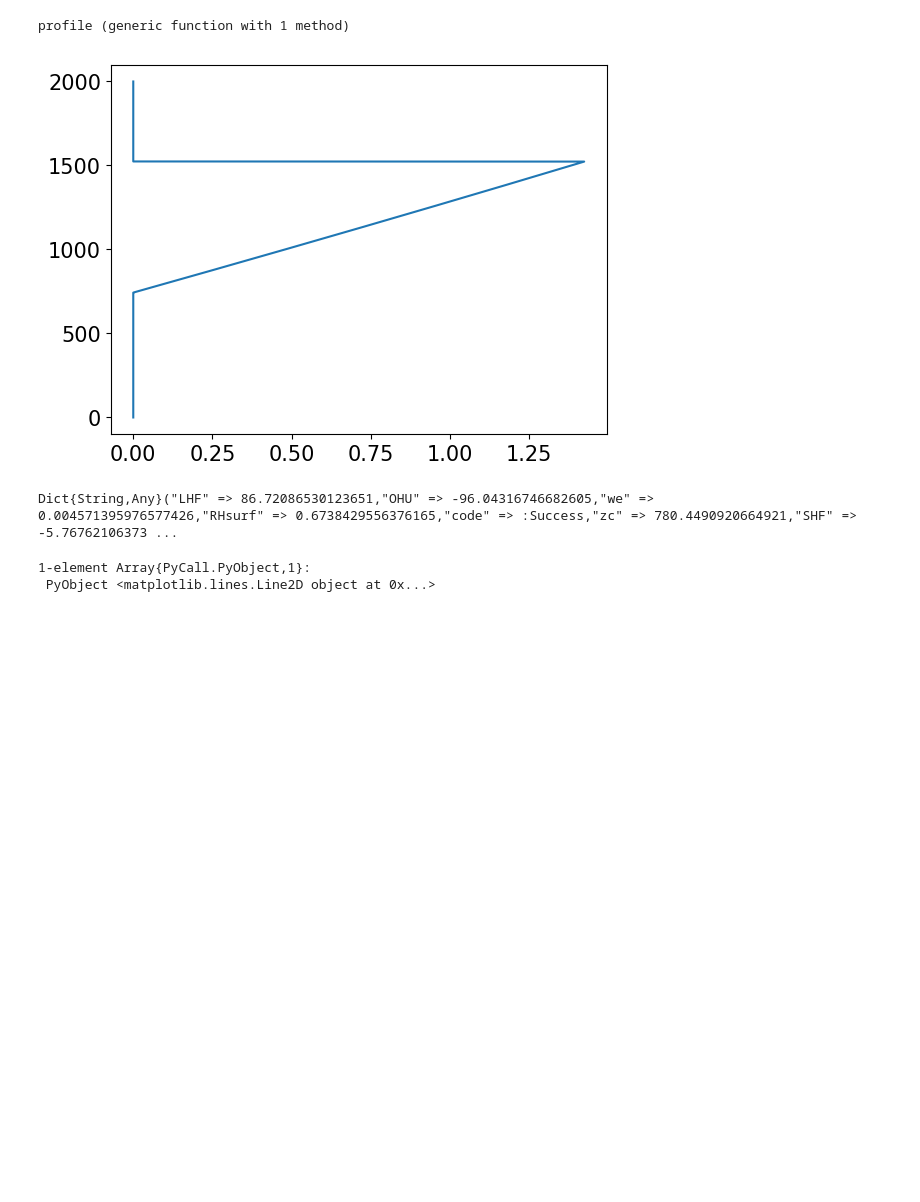
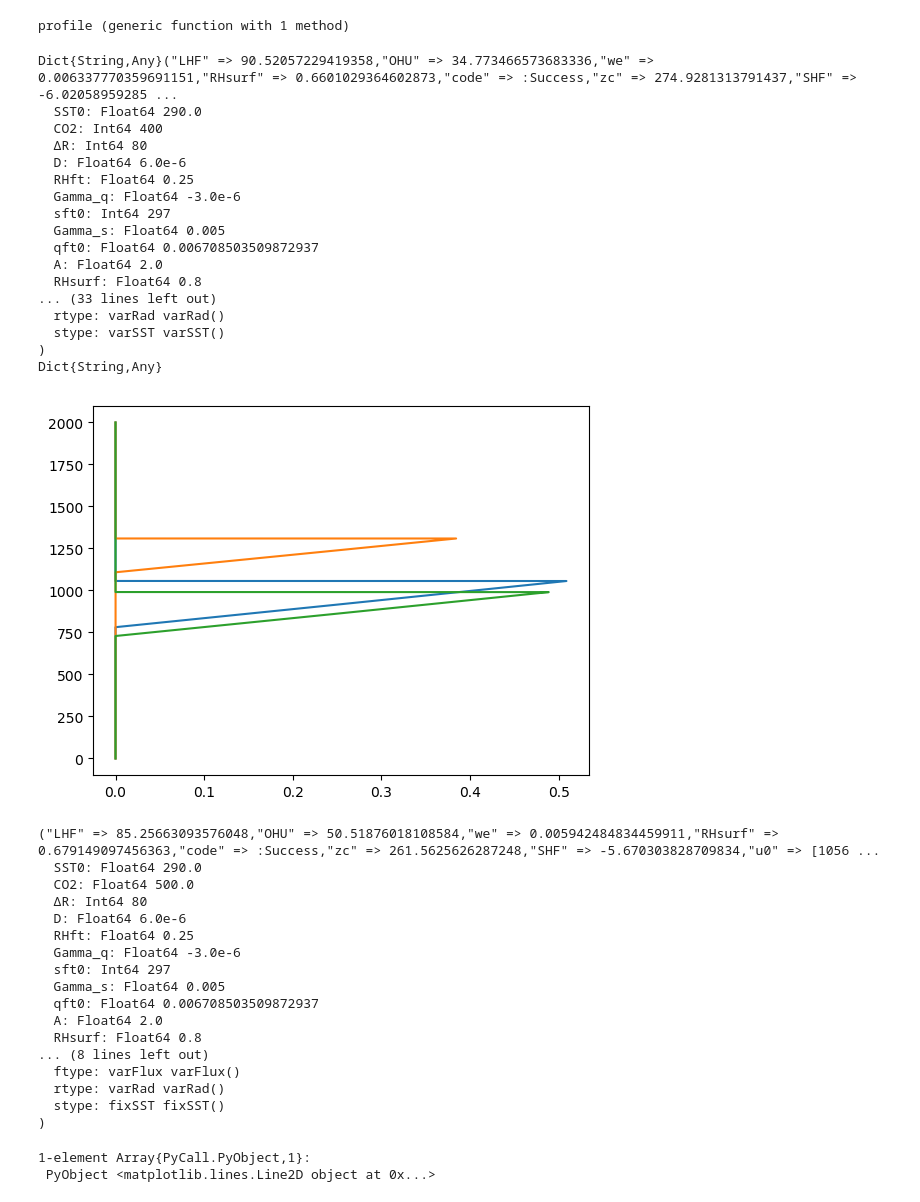
Before and after one commit to claresinger/MixedLayerModel.jl, a Jupyter notebook: plotting/co2_profiles.ipynb, the cells around one changed output. Drawn from its saved outputs; the diff is of its cells as text; code cells hidden in the pictures; blank space fills up the shorter version.

```diff
--- a/plotting/co2_profiles.ipynb
+++ b/plotting/co2_profiles.ipynb
@@ -23,21 +23,71 @@ function profile(u, maxz)
 end
 # %% [output]
 profile (generic function with 1 method)
-# %%
-o = load("../experiments/output/co2_400.jld2")
-u = o["uf"];
-println(o)
-maxz = 2000;
-p = basic_params();
-
-z, θ, ql = profile(u, maxz);
-
-plot(ql, z)
-# %% [output]
-[figure, removed]
-Dict{String,Any}("LHF" => 86.72086530123651,"OHU" => -96.04316746682605,"we" => 0.004571395976577426,"RHsurf" => 0.6738429556376165,"code" => :Success,"zc" => 780.4490920664921,"SHF" => -5.76762106373 ...
-1-element Array{PyCall.PyObject,1}:
- PyObject <matplotlib.lines.Line2D object at 0x...>
+# %%
+#path = "../experiments/output/new_CO2_forcing_enBal/"
+path = "../experiments/output/"
+
+o = load(path*"co2_400.jld2")
+u = o["uf"];
+println(o)
+maxz = 2000;
+p = o["p"];
+z, θ, ql = profile(u, maxz);
+plot(ql, z)
+
+o = load(path*"co2_upstep_500.jld2")
+u = o["uf"];
+println(o)
+maxz = 2000;
+p = o["p"];
+z, θ, ql = profile(u, maxz);
+plot(ql, z)
+
+o = load(path*"co2_upstep_fixSST_500.jld2")
+u = o["uf"];
+println(o)
+maxz = 2000;
+p = o["p"];
+z, θ, ql = profile(u, maxz);
+plot(ql, z)
+# %% [output]
+Dict{String,Any}("LHF" => 90.52057229419358,"OHU" => 34.773466573683336,"we" => 0.006337770359691151,"RHsurf" => 0.6601029364602873,"code" => :Success,"zc" => 274.9281313791437,"SHF" => -6.02058959285 ...
+  SST0: Float64 290.0
+  CO2: Int64 400
+  ΔR: Int64 80
+  D: Float64 6.0e-6
+  RHft: Float64 0.25
+  Gamma_q: Float64 -3.0e-6
+  sft0: Int64 297
+  Gamma_s: Float64 0.005
+  qft0: Float64 0.006708503509872937
+  A: Float64 2.0
+  RHsurf: Float64 0.8
+... (33 lines left out)
+  rtype: varRad varRad()
+  stype: varSST varSST()
+)
+Dict{String,Any}
+[figure, added]
+("LHF" => 85.25663093576048,"OHU" => 50.51876018108584,"we" => 0.005942484834459911,"RHsurf" => 0.679149097456363,"code" => :Success,"zc" => 261.5625626287248,"SHF" => -5.670303828709834,"u0" => [1056 ...
+  SST0: Float64 290.0
+  CO2: Float64 500.0
+  ΔR: Int64 80
+  D: Float64 6.0e-6
+  RHft: Float64 0.25
+  Gamma_q: Float64 -3.0e-6
+  sft0: Int64 297
+  Gamma_s: Float64 0.005
+  qft0: Float64 0.006708503509872937
+  A: Float64 2.0
+  RHsurf: Float64 0.8
+... (8 lines left out)
+  ftype: varFlux varFlux()
+  rtype: varRad varRad()
+  stype: fixSST fixSST()
+)
+1-element Array{PyCall.PyObject,1}:
+ PyObject <matplotlib.lines.Line2D object at 0x...>
 # %%
 path = "../experiments/output/";
 out400 = load(path*"co2_400.jld2");
```
Also changed, not shown: parts of 2 cells of this notebook, 5 other files.
